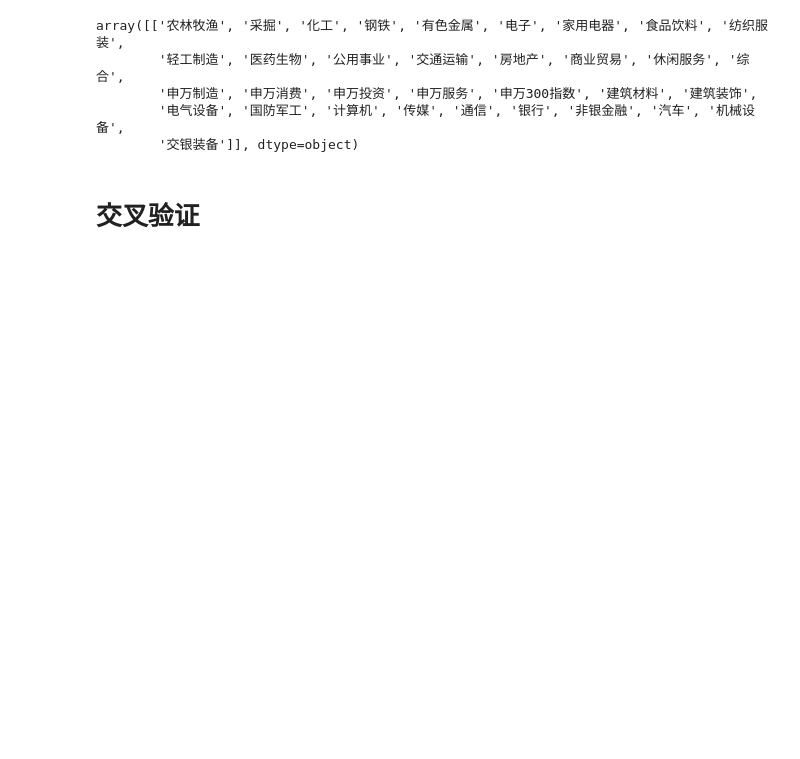
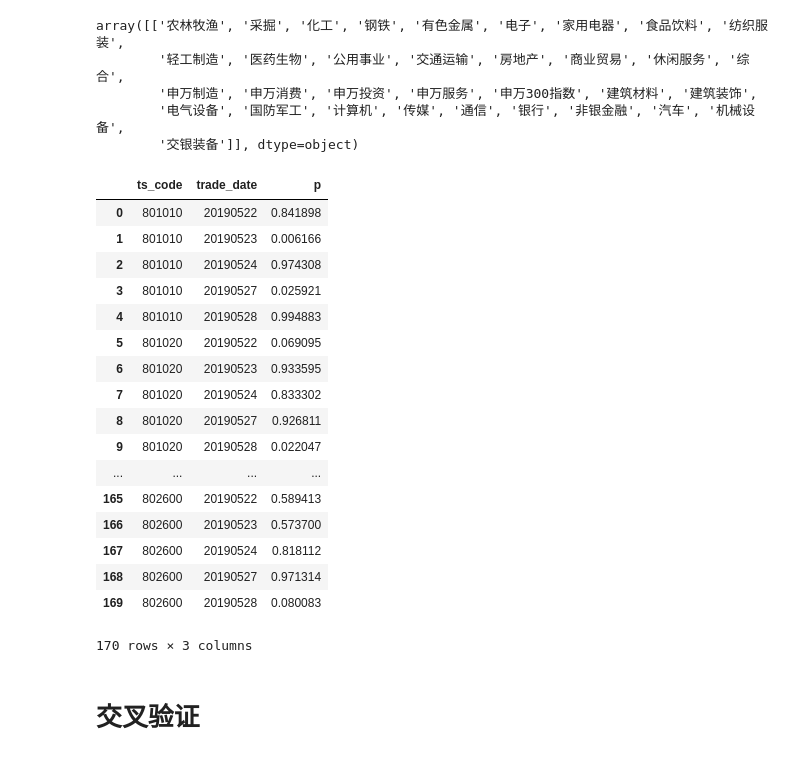
Before and after one commit to sharyxue/News-to-Predict-Stock-Movements, a Jupyter notebook: Code/stockprocessing.ipynb, the cells around one changed output. Cells and saved outputs as stored; diff of their text form; code cells hidden in the pictures; blank space fills up the shorter version.

```diff
--- a/Code/stockprocessing.ipynb
+++ b/Code/stockprocessing.ipynb
@@ -175,36 +249,54 @@ array([['农林牧渔', '采掘', '化工', '钢铁', '有色金属', '电子',
 # %%
 # 预测未来五天的结果
 colums=['农林牧渔', '采掘', '化工', '钢铁', '有色金属', '电子', '家用电器', '食品饮料', '纺织服装',
         '轻工制造', '医药生物', '公用事业', '交通运输', '房地产', '商业贸易', '休闲服务', '综合',
         '申万制造', '申万消费', '申万投资', '申万服务', '申万300指数', '建筑材料', '建筑装饰',
         '电气设备', '国防军工', '计算机', '传媒', '通信', '银行', '非银金融', '汽车', '机械设备',
         '交银装备']
 # colums=[801010, 801020, 801030, 801040, 801050, 801080, 801110, 801120,
 #         801130, 801140, 801150, 801160, 801170, 801180, 801200, 801210,
 #         801230, 801250, 801260, 801270, 801280, 801300, 801710, 801720,
 #         801730, 801740, 801750, 801760, 801770, 801780, 801790, 801880,
 #         801890, 802600]
 range_index = (df_test4.trade_date > 20190507)
 df_final = df_test4[range_index]
 df_pr=pd.DataFrame()
 for arr in colums:
     df3 = df_final.loc[df_final['name']==arr]
     dataset2=df3.values
     x1=dataset2[0:10,3:8].tolist()
     x1=np.array(x1)
     x1=np.reshape(x1, (1,x1.shape[0],x1.shape[1]))
     ytest1=regressor.predict(x1)
     y_p=pd.DataFrame(ytest1)
     y_p=y_p.T
     y_p['name']=arr
     y_p['trade_date']=[20190522,20190523,20190524,20190527,20190528]
-
-df_pr=df_me.merge(df_pr,how='left', on='name')
-
+    df_pr = pd.concat([df_pr,y_p])
+df_pr=df_me.merge(df_pr,how='left',on='name')
 df_pr.columns=['ts_code','name','p','trade_date']
 df_pr=df_pr[['ts_code','trade_date','p']]
 df_pr
-df_pr.to_csv('./结果提交.csv')
+# df_pr.to_csv('./结果提交.csv')
+# %% [output]
+|  | ts_code | trade_date | p |
+| 0 | 801010 | 20190522 | 0.841898 |
+| 1 | 801010 | 20190523 | 0.006166 |
+| 2 | 801010 | 20190524 | 0.974308 |
+| 3 | 801010 | 20190527 | 0.025921 |
+| 4 | 801010 | 20190528 | 0.994883 |
+| 5 | 801020 | 20190522 | 0.069095 |
+| 6 | 801020 | 20190523 | 0.933595 |
+| 7 | 801020 | 20190524 | 0.833302 |
+| 8 | 801020 | 20190527 | 0.926811 |
+| 9 | 801020 | 20190528 | 0.022047 |
+| ... | ... | ... | ... |
+| 165 | 802600 | 20190522 | 0.589413 |
+| 166 | 802600 | 20190523 | 0.573700 |
+| 167 | 802600 | 20190524 | 0.818112 |
+| 168 | 802600 | 20190527 | 0.971314 |
+| 169 | 802600 | 20190528 | 0.080083 |
+170 rows × 3 columns
 # %% [markdown]
 # 交叉验证
 # %%
```
Also changed, not shown: parts of 17 cells of this notebook.
